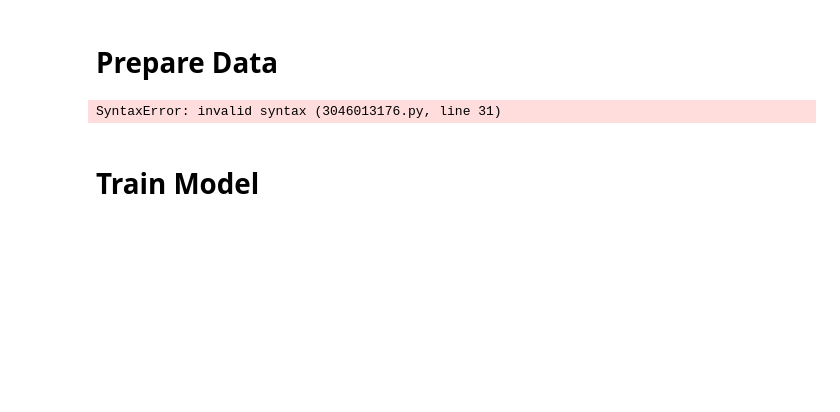
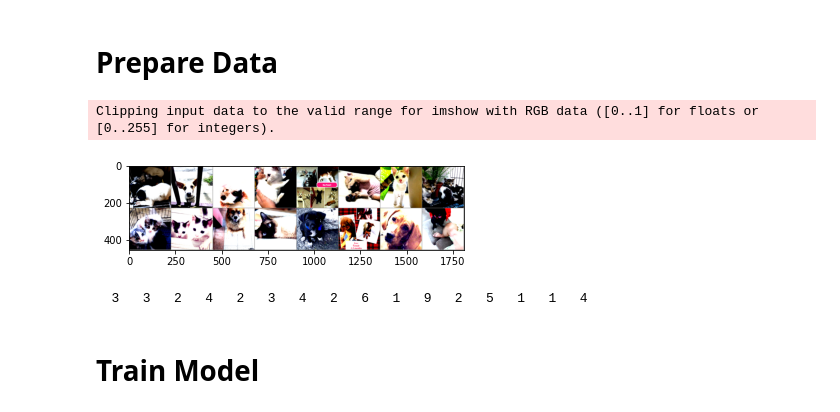
Before and after one commit to elandg/pawpularity, a Jupyter notebook: pawpularity.ipynb, the cells around one changed output. Saved outputs shown, nothing was run; the diff lists cells and outputs as text; code cells hidden in the pictures; blank space fills up the shorter version.

```diff
--- a/pawpularity.ipynb
+++ b/pawpularity.ipynb
@@ -121,7 +121,8 @@ class PawpularityDataset(Dataset):
                                 self.df.at[idx, 'Id'] + '.jpg')
 
         image = Image.fromarray(io.imread(img_name))
-        score = torch.tensor(self.df.at[idx, 'Pawpularity'] - 1).float()
+        # score = torch.tensor(self.df.at[idx, 'Pawpularity'] - 1).float()
+        score = self.df.at[idx, 'Pawpularity']
 
         sample = {'image': image, 'metadata':metadata, 'score': score}
 
@@ -546,7 +564,7 @@ def find_opt_num_workers(trainset, batch_size):
 
 opt_num_workers = 4
 
-batch_size = 64
+batch_size = 16
 
 dataset = PawpularityDataset(csv_file, images, transform=transform)
 
@@ -565,38 +583,42 @@ te_loader = torch.utils.data.DataLoader(testset, batch_size=batch_size,
 # function to show an image - seems like images are not restored properly
 def imshow(img):
     # print(img.size()) # 8 x 4 grid casuses shape of 1810 x 906
     img = img / 2 + 0.5         # unnormalize
     npimg = img.numpy()
     plt.imshow(np.transpose(npimg, (1, 2, 0)))
     # print(img.size())
     # stds = [0.2681, 0.2639, 0.2659]
     # means = [0.5188, 0.4840, 0.4462]
     # img = np.dstack((img[i] * stds[i] + means[i] for i in range(3)))
     # img = img * [0.2681, 0.2639, 0.2659] + [0.5188, 0.4840, 0.4462]
     plt.show()
 
 
 # get some random training images
 dataiter = iter(te_loader)
-print(dataiter)
 # Keeps breaking after training?
+
 batch = dataiter.next()
 # print(batch['image'].size())
 
 # show images
 imshow(torchvision.utils.make_grid(batch['image']))
 classes = [i for i in range(num_classes)]
 # print(classes)
 
 # print labels
 # print(batch['score'][0])
 # print(classes)
 # print(' '.join('%3s' % range(100)[batch['score'][j]] for j in range(batch_size)))
-if
-print(' '.join('%3s' % range(100)[int(batch['score'][j].item())] for j in range(batch_size))) # Use classes[...] to remove tensor notation
-# print(' '.join('%3s' % classes[int(batch['score'][j].item())] for j in range(batch_size))) # Use classes[...] to remove tensor notation
+if num_classes == 1:
+    print(' '.join('%3s' % range(100)[int(batch['score'][j].item())] for j in range(batch_size))) # bug with 9s reported as 99
+    print(batch['score'])
+else:
+    print(' '.join('%3s' % classes[int(batch['score'][j].item())] for j in range(batch_size))) # Use classes[...] to remove tensor notation
 # %% [output]
-SyntaxError: invalid syntax (3046013176.py, line 31)
+Clipping input data to the valid range for imshow with RGB data ([0..1] for floats or [0..255] for integers).
+[figure, added]
+  3   3   2   4   2   3   4   2   6   1   9   2   5   1   1   4
 # %% [markdown]
 # Train Model
 # %%
```
Also changed, not shown: parts of 6 cells of this notebook.
